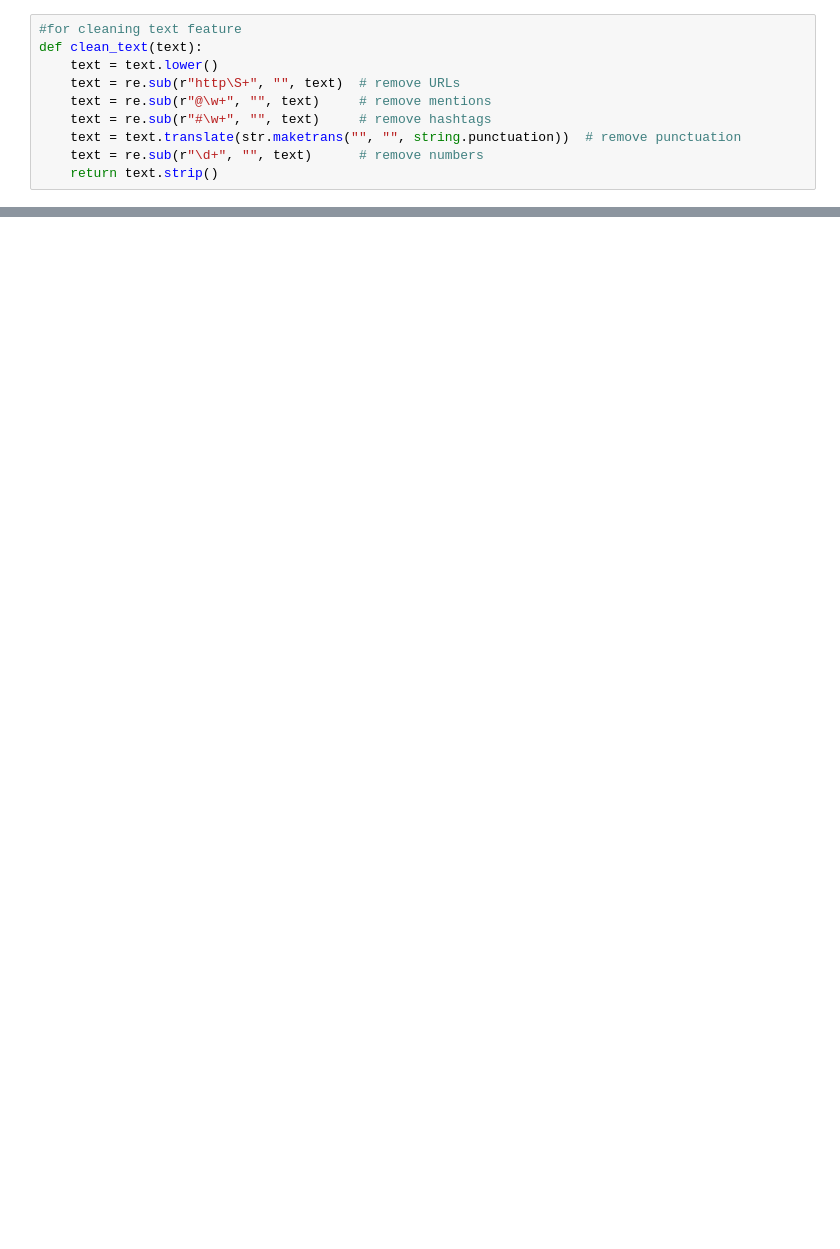
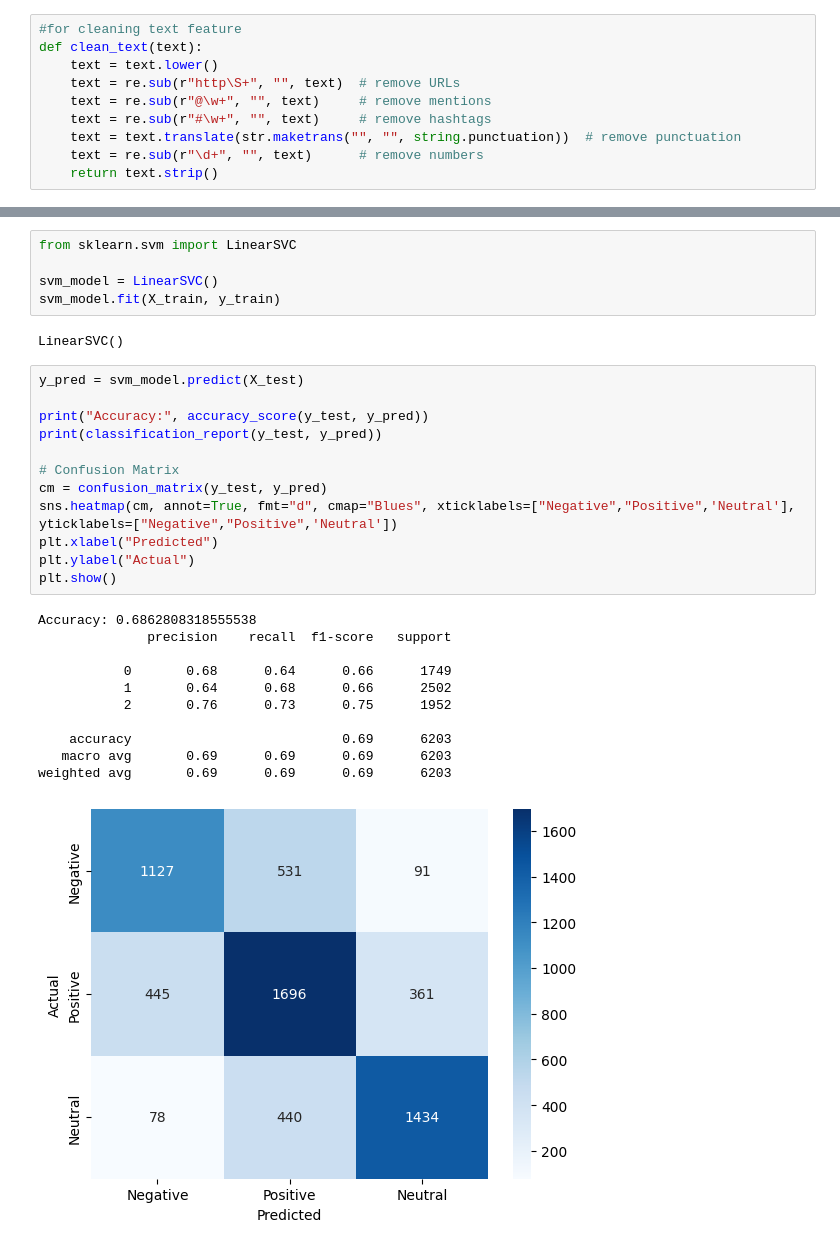
Before and after one commit to ajayn3300/Sentiment-Analysis, a Jupyter notebook: SentimentAnalysis.ipynb, the cells around one changed output, grey strips where cells are left out. Drawn from its saved outputs; the diff is of its cells as text; blank space fills up the shorter version.

```diff
--- a/SentimentAnalysis.ipynb
+++ b/SentimentAnalysis.ipynb
@@ -243,0 +208,31 @@ train.head()
+# %%
+from sklearn.svm import LinearSVC
+
+svm_model = LinearSVC()
+svm_model.fit(X_train, y_train)
+# %% [output]
+LinearSVC()
+# %%
+y_pred = svm_model.predict(X_test)
+
+print("Accuracy:", accuracy_score(y_test, y_pred))
+print(classification_report(y_test, y_pred))
+
+# Confusion Matrix
+cm = confusion_matrix(y_test, y_pred)
+sns.heatmap(cm, annot=True, fmt="d", cmap="Blues", xticklabels=["Negative","Positive",'Neutral'], yticklabels=["Negative","Positive",'Neutral'])
+plt.xlabel("Predicted")
+plt.ylabel("Actual")
+plt.show()
+# %% [output]
+Accuracy: 0.6862808318555538
+              precision    recall  f1-score   support
+
+           0       0.68      0.64      0.66      1749
+           1       0.64      0.68      0.66      2502
+           2       0.76      0.73      0.75      1952
+
+    accuracy                           0.69      6203
+   macro avg       0.69      0.69      0.69      6203
+weighted avg       0.69      0.69      0.69      6203
+[figure, added]
```
Also changed, not shown: parts of 32 cells of this notebook, 2 other files.
